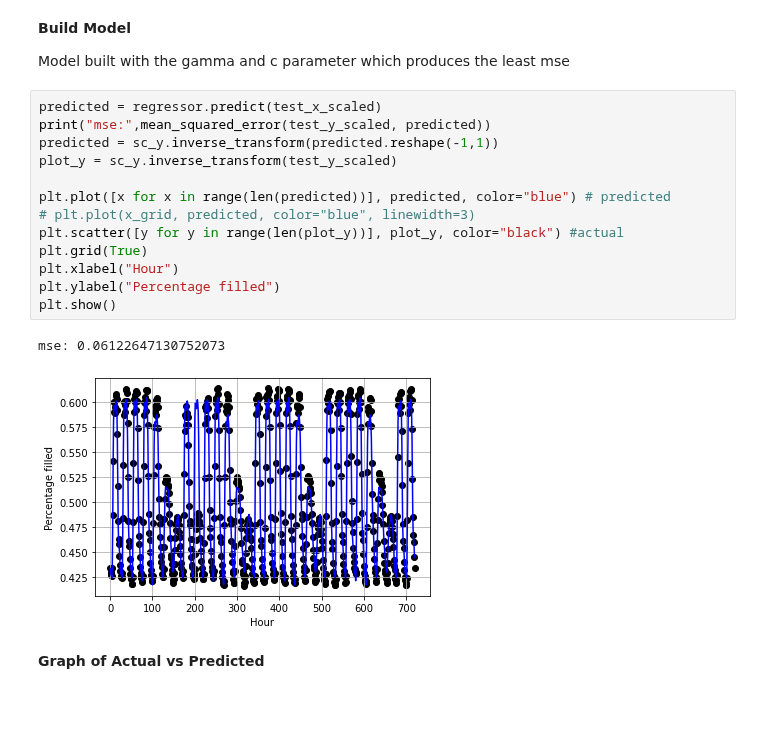
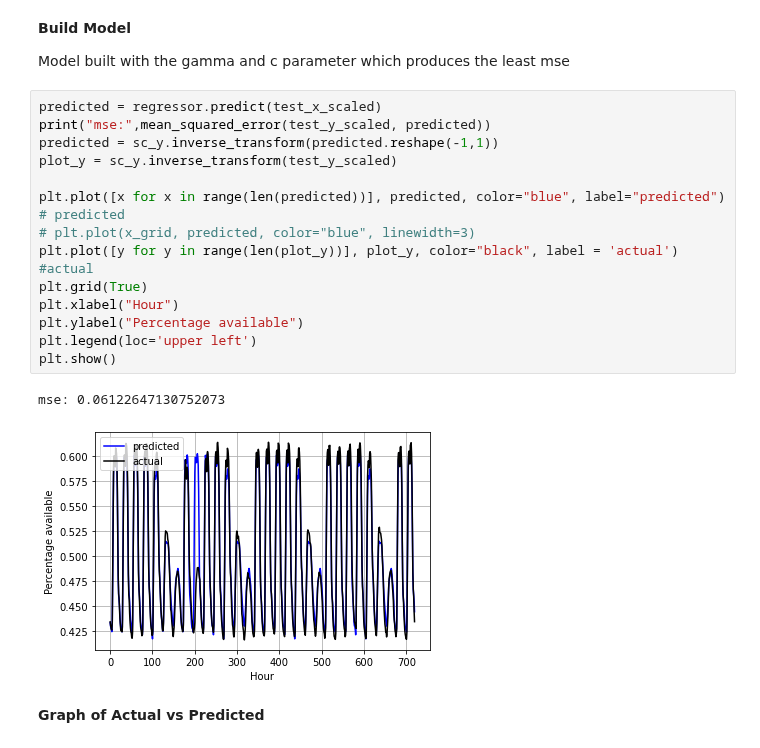
Before and after one commit to EthanWong2212/EE4211_Proj, a Jupyter notebook: part2_weekday.ipynb, the cells around one changed output. Cells and saved outputs as stored; diff of their text form; blank space fills up the shorter version.

```diff
--- a/part2_weekday.ipynb
+++ b/part2_weekday.ipynb
@@ -323,19 +324,20 @@ Model built with the gamma and c parameter which produces the least mse
 # %%
 predicted = regressor.predict(test_x_scaled)
 print("mse:",mean_squared_error(test_y_scaled, predicted))
 predicted = sc_y.inverse_transform(predicted.reshape(-1,1))
 plot_y = sc_y.inverse_transform(test_y_scaled)
 
-plt.plot([x for x in range(len(predicted))], predicted, color="blue") # predicted
+plt.plot([x for x in range(len(predicted))], predicted, color="blue", label="predicted") # predicted
 # plt.plot(x_grid, predicted, color="blue", linewidth=3)
-plt.scatter([y for y in range(len(plot_y))], plot_y, color="black") #actual
+plt.plot([y for y in range(len(plot_y))], plot_y, color="black", label = 'actual') #actual
 plt.grid(True)
 plt.xlabel("Hour")
-plt.ylabel("Percentage filled")
+plt.ylabel("Percentage available")
+plt.legend(loc='upper left')
 plt.show()
 # %% [output]
 mse: 0.06122647130752073
-[figure, old version]
+[figure, new version]
 # %% [markdown]
 **Graph of Actual vs Predicted**
 # %%
```
Also changed, not shown: parts of 6 cells of this notebook.
